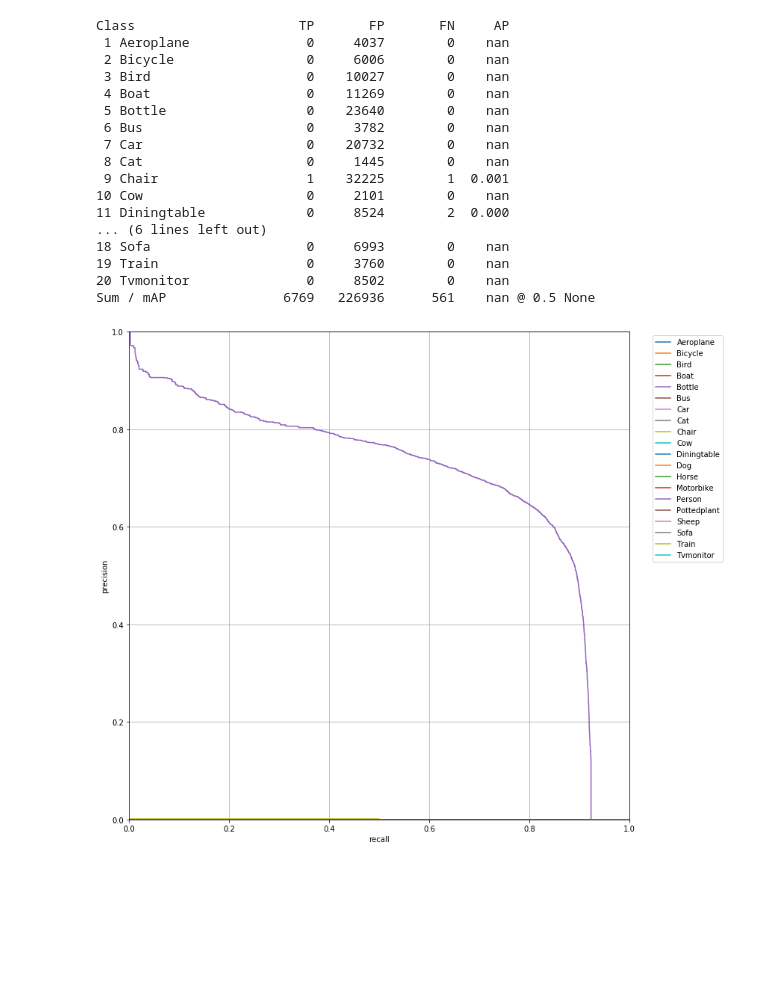
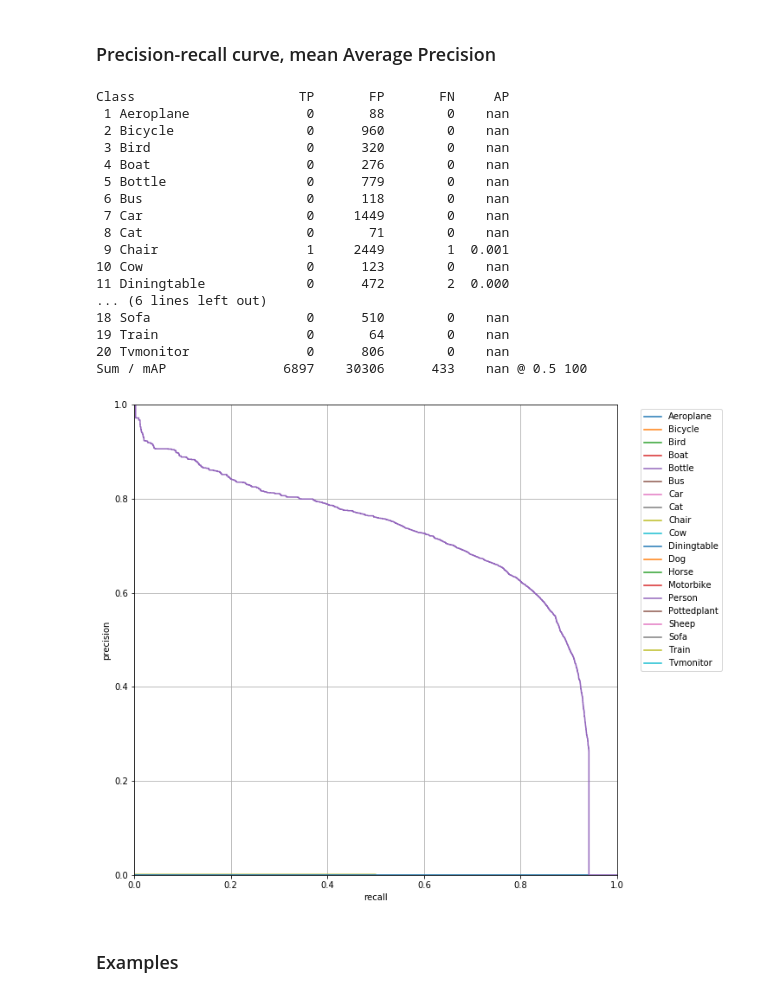
Before and after one commit to rykov8/ssd_keras, a Jupyter notebook: SSD_evaluation.ipynb, the cells around one changed output. Saved outputs shown, nothing was run; the diff lists cells and outputs as text; code cells hidden in the pictures; blank space fills up the shorter version.

```diff
--- a/SSD_evaluation.ipynb
+++ b/SSD_evaluation.ipynb
@@ -1,19 +1,10 @@
 # %%
 import numpy as np
 import matplotlib.pyplot as plt
-import random
-import os
 import cv2
 from tqdm import tqdm
 
 from ssd_model import SSD300
 from ssd_data import InputGenerator
-from ssd_data import preprocess
 from ssd_utils import PriorUtil
 from ssd_metric import confusion_matrix, plot_confusion_matrix, accuracy, evaluate_results
-
-%matplotlib inline
-plt.rcParams['figure.figsize'] = [12]*2
-plt.rcParams['image.interpolation'] = 'nearest'
-
-np.set_printoptions(edgeitems=100, suppress=True, linewidth=200)
@@ -22,6 +15,6 @@ from data_voc import GTUtility
 gt_util = GTUtility('data/VOC2012test/')
 
 model = SSD300(num_classes=gt_util.num_classes)
-model.load_weights('ssd300_voc_weights_fixed.hdf5', by_name=True)
+model.load_weights('models/ssd300_voc_weights_fixed.hdf5', by_name=True)
 
 priors_util = PriorUtil(model)
@@ -54,0 +21,4 @@ encoded_gt = [priors_util.encode(d) for d in data]
+# %%
+inputs, data = gt_util.sample_batch(gt_util.num_samples, 0, input_size=model.image_size)
+
+preds = model.predict(inputs, batch_size=1, verbose=1)
@@ -74,22 +52,27 @@ accuracy(y_true_all, y_pred_all)
+# %% [markdown]
+### Precision-recall curve, mean Average Precision
 # %%
-evaluate_results(data, results, gt_util, iou_thresh=0.5, max_dets=None)
+results = [priors_util.decode(p, confidence_threshold=0.1) for p in tqdm(preds)]
+evaluate_results(data, results, gt_util, iou_thresh=0.5, max_dets=100)
 # %% [output]
 Class                     TP       FP       FN     AP
- 1 Aeroplane               0     4037        0    nan
- 2 Bicycle                 0     6006        0    nan
- 3 Bird                    0    10027        0    nan
- 4 Boat                    0    11269        0    nan
- 5 Bottle                  0    23640        0    nan
- 6 Bus                     0     3782        0    nan
- 7 Car                     0    20732        0    nan
- 8 Cat                     0     1445        0    nan
- 9 Chair                   1    32225        1  0.001
-10 Cow                     0     2101        0    nan
-11 Diningtable             0     8524        2  0.000
+ 1 Aeroplane               0       88        0    nan
+ 2 Bicycle                 0      960        0    nan
+ 3 Bird                    0      320        0    nan
+ 4 Boat                    0      276        0    nan
+ 5 Bottle                  0      779        0    nan
+ 6 Bus                     0      118        0    nan
+ 7 Car                     0     1449        0    nan
+ 8 Cat                     0       71        0    nan
+ 9 Chair                   1     2449        1  0.001
+10 Cow                     0      123        0    nan
+11 Diningtable             0      472        2  0.000
 ... (6 lines left out)
-18 Sofa                    0     6993        0    nan
-19 Train                   0     3760        0    nan
-20 Tvmonitor               0     8502        0    nan
-Sum / mAP               6769   226936      561    nan @ 0.5 None
+18 Sofa                    0      510        0    nan
+19 Train                   0       64        0    nan
+20 Tvmonitor               0      806        0    nan
+Sum / mAP               6897    30306      433    nan @ 0.5 100
-[figure, old version]
+[figure, new version]
+# %% [markdown]
+### Examples
 # %%
```
Also changed, not shown: parts of 9 cells of this notebook, 1 other file.
